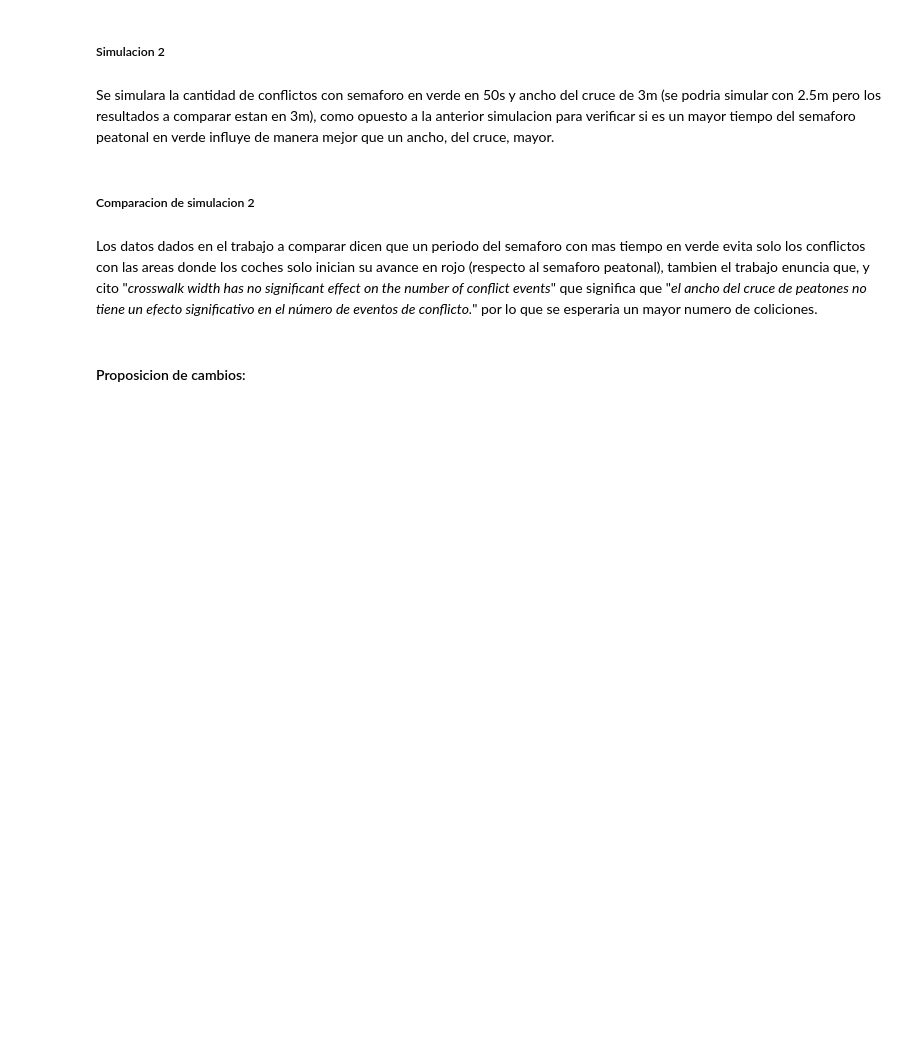
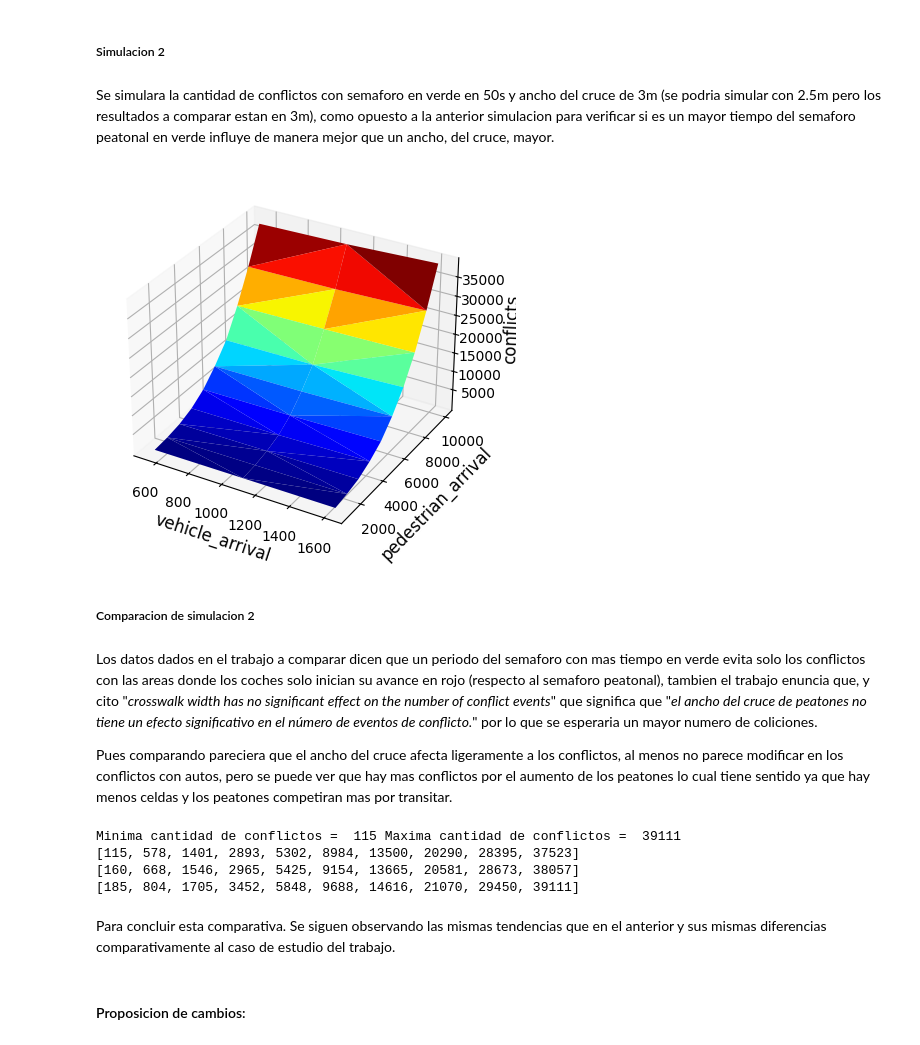
Before and after one commit to MartinCohen98/simulacion_tp1_grupo2_1c2024, a Jupyter notebook: mixmax_rng.ipynb, the cells around one changed output. Cells and saved outputs as stored; diff of their text form; code cells hidden in the pictures; blank space fills up the shorter version.

```diff
--- a/mixmax_rng.ipynb
+++ b/mixmax_rng.ipynb
@@ -1761,10 +1798,40 @@ En el experimento del trabajo publicado se ve como aumenta de manera semejante a
 ##### Simulacion 2
 # %% [markdown]
 Se simulara la cantidad de conflictos con semaforo en verde en 50s y ancho del cruce de 3m (se podria simular con 2.5m pero los resultados a comparar estan en 3m), como opuesto a la anterior simulacion para verificar si es un mayor tiempo del semaforo peatonal en verde influye de manera mejor que un ancho, del cruce, mayor.
+# %%
+generate_information_for_simulation_2 = True
+# ancho del cruce (5, 6, 7, 8, 9, 10) en celdas equivale a (2.5, 3.0, 3.5, 4.0, 4.5, 5.0) en metros
+# luz verde (25, 30, 35, 40, 45, 50) en segundos
+# posicion de semaforo en verde durante 50s = 5
+n_green_ligth_simulation_2 = 5
+# posicion de ancho del cruce igual a 3m = 1
+n_cross_width_simulation_2 = 1
+if generate_information_for_simulation_2:
+    (vehicle_arrival_simulation_2, pedestrian_arrival_simulation_2, conflicts_simulation_2) = generate_simulation(n_green_ligth_simulation_2, n_cross_width_simulation_2)
+# %%
+# dibujo la comparativa
+if generate_information_for_simulation_2:
+    draw_comp_conflicts(vehicle_arrival_simulation_2, pedestrian_arrival_simulation_2, conflicts_simulation_2)
+# %% [output]
+[figure, added]
 # %% [markdown]
 ##### Comparacion de simulacion 2
 # %% [markdown]
 Los datos dados en el trabajo a comparar dicen que un periodo del semaforo con mas tiempo en verde evita solo los conflictos con las areas donde los coches solo inician su avance en rojo (respecto al semaforo peatonal), tambien el trabajo enuncia que, y cito "*crosswalk width has no significant effect on the number of conflict events*" que significa que "*el ancho del cruce de peatones no tiene un efecto significativo en el número de eventos de conflicto.*" por lo que se esperaria un mayor numero de coliciones.
+
+Pues comparando pareciera que el ancho del cruce afecta ligeramente a los conflictos, al menos no parece modificar en los conflictos con autos, pero se puede ver que hay mas conflictos por el aumento de los peatones lo cual tiene sentido ya que hay menos celdas y los peatones competiran mas por transitar.
+# %%
+print("Minima cantidad de conflictos = ", min(conflicts_simulation_2), "Maxima cantidad de conflictos = ", max(conflicts_simulation_2))
+print(conflicts_simulation_2[0:10])
+print(conflicts_simulation_2[10:20])
+print(conflicts_simulation_2[20:30])
+# %% [output]
+Minima cantidad de conflictos =  115 Maxima cantidad de conflictos =  39111
+[115, 578, 1401, 2893, 5302, 8984, 13500, 20290, 28395, 37523]
+[160, 668, 1546, 2965, 5425, 9154, 13665, 20581, 28673, 38057]
+[185, 804, 1705, 3452, 5848, 9688, 14616, 21070, 29450, 39111]
+# %% [markdown]
+Para concluir esta comparativa. Se siguen observando las mismas tendencias que en el anterior y sus mismas diferencias comparativamente al caso de estudio del trabajo.
 # %% [markdown]
 #### Proposicion de cambios:
 # %% [markdown]
```
Also changed, not shown: parts of 38 cells of this notebook, 1 other file.
